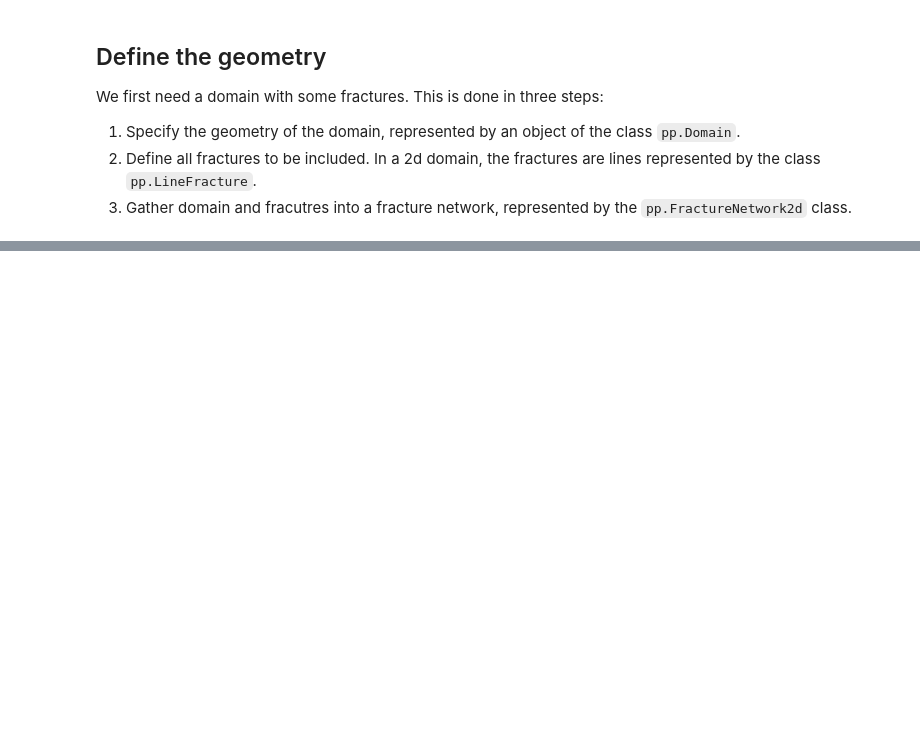
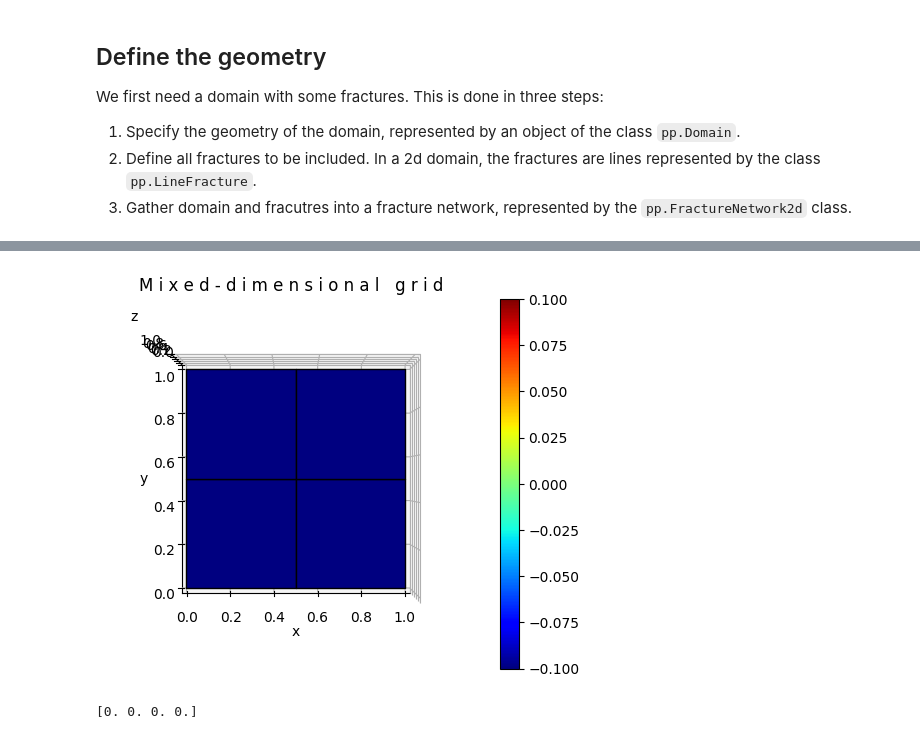
Before and after one commit to keileg/csd_winterschool_2023, a Jupyter notebook: mixed_dimensional_flow.ipynb, the cells around one changed output, grey strips where cells are left out. Drawn from its saved outputs; the diff is of its cells as text; code cells hidden in the pictures; blank space fills up the shorter version.

Commit message:
First full version of flow notebook

```diff
--- a/mixed_dimensional_flow.ipynb
+++ b/mixed_dimensional_flow.ipynb
@@ -126,0 +138,25 @@ Minimum dimension present: 0
+# %%
+# Create a model object, using the template
+model = pp.fluid_mass_balance.SinglePhaseFlow()
+
+# Run the problem as time dependent (the model allows for a compressible fluid, which
+# will add a time derivative term). The params dictionary can be used to pass arguments
+# to the solution method, but we can safely leave that empty.
+pp.run_time_dependent_model(model, params={})
+
+# Plot the computed pressure
+pp.plot_grid(model.mdg, 'pressure')
+
+# We can also access the computed pressure values: First, get hold of the grid used in
+# the model (note that this line overwrites the grid we created above)
+mdg = model.mdg
+# We can access individual subdomain grids, filtered on dimensions
+sd_2d = mdg.subdomains(dim=2)[0]
+# The mixed-dimensional grid also stores information relating to the grids:
+data_2d = mdg.subdomain_data(sd_2d)
+# The pressure is available at
+pressure = data_2d[pp.STATE]['pressure']
+print(pressure)
+# %% [output]
+[figure, added]
+[0. 0. 0. 0.]
```
Also changed, not shown: parts of 23 cells of this notebook.
